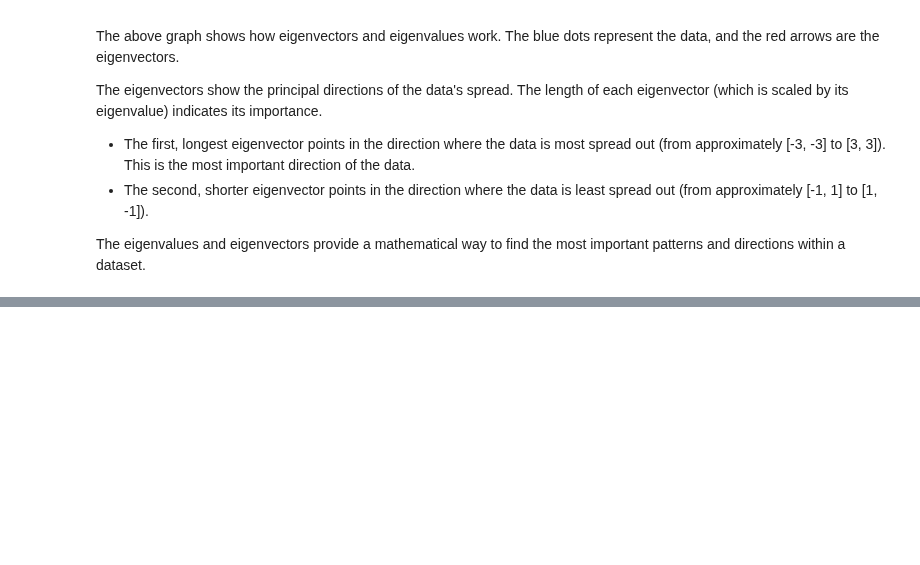
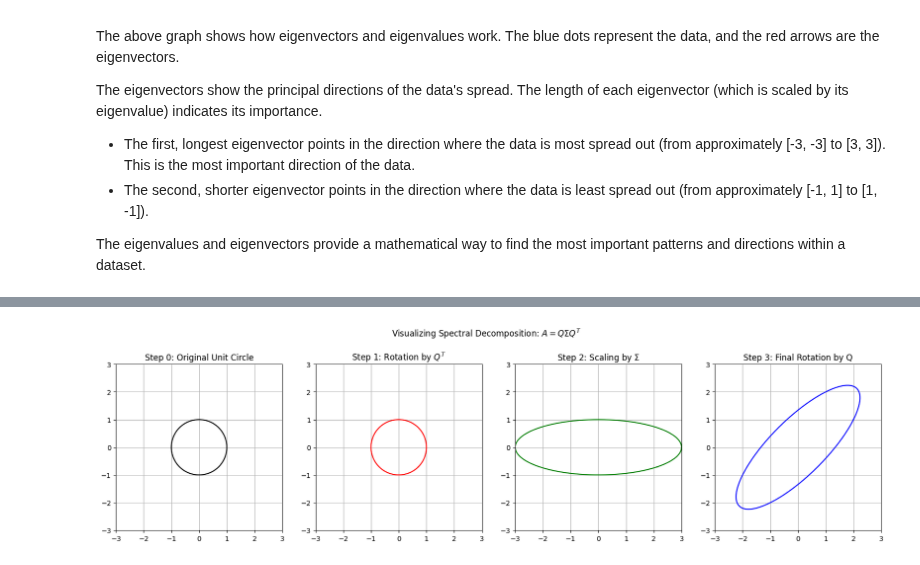
Before and after one commit to calhall4892/ml-research-journal, a Jupyter notebook: Linear_Algebra_Fundamentals.ipynb, the cells around one changed output, grey strips where cells are left out. Cells and saved outputs as stored; diff of their text form; code cells hidden in the pictures; blank space fills up the shorter version.

```diff
--- a/Linear_Algebra_Fundamentals.ipynb
+++ b/Linear_Algebra_Fundamentals.ipynb
@@ -143,0 +154,73 @@ The eigenvalues and eigenvectors provide a mathematical way to find the most imp
+# %%
+import numpy as np
+import matplotlib.pyplot as plt
+
+# 1. Create a simple symmetric matrix A
+A = np.array([[2, 1],
+              [1, 2]])
+
+# 2. Calculate Eigenvectors (Q) and Eigenvalues (Sigma) of A
+eigenvalues, eigenvectors = np.linalg.eig(A)
+
+# 3. Create the Q and Sigma matrices
+Q = eigenvectors
+Sigma = np.diag(eigenvalues)
+
+# 4. Create a unit circle to visualize the transformation
+num_points = 100
+theta = np.linspace(0, 2*np.pi, num_points)
+unit_circle = np.vstack((np.cos(theta), np.sin(theta)))
+
+# --- 5. Visualize the transformation steps ---
+
+fig, axs = plt.subplots(1, 4, figsize=(20, 5))
+
+# Plot 1: The original unit circle
+axs[0].plot(unit_circle[0, :], unit_circle[1, :], 'k-')
+axs[0].set_title('Step 0: Original Unit Circle')
+axs[0].set_aspect('equal', adjustable='box')
+axs[0].grid(True)
+axs[0].set_xlim([-3, 3])
+axs[0].set_ylim([-3, 3])
+
+# Plot 2: After the first rotation by Q^T
+rotated_circle = Q.T @ unit_circle
+axs[1].plot(rotated_circle[0, :], rotated_circle[1, :], 'r-')
+axs[1].set_title('Step 1: Rotation by $Q^T$')
+axs[1].set_aspect('equal', adjustable='box')
+axs[1].grid(True)
+axs[1].set_xlim([-3, 3])
+axs[1].set_ylim([-3, 3])
+
+# Plot 3: After scaling by Sigma
+scaled_circle = Sigma @ rotated_circle
+axs[2].plot(scaled_circle[0, :], scaled_circle[1, :], 'g-')
+axs[2].set_title('Step 2: Scaling by $\Sigma$')
+axs[2].set_aspect('equal', adjustable='box')
+axs[2].grid(True)
+axs[2].set_xlim([-3, 3])
+axs[2].set_ylim([-3, 3])
+
+# Plot 4: After final rotation by Q
+final_transformed_circle = Q @ scaled_circle
+axs[3].plot(final_transformed_circle[0, :], final_transformed_circle[1, :], 'b-')
+axs[3].set_title('Step 3: Final Rotation by Q')
+axs[3].set_aspect('equal', adjustable='box')
+axs[3].grid(True)
+axs[3].set_xlim([-3, 3])
+axs[3].set_ylim([-3, 3])
+
+plt.suptitle('Visualizing Spectral Decomposition: $A = Q \Sigma Q^T$')
+plt.show()
+
+# Print the matrices to see their values
+print(f"Matrix A:\n{A}\n")
+print(f"Matrix Q (Eigenvectors):\n{Q}\n")
+print(f"Matrix Sigma (Eigenvalues):\n{Sigma}\n")
+
+# Verify the decomposition: Q @ Sigma @ Q.T should equal A
+reconstructed_A = Q @ Sigma @ Q.T
+print(f"Reconstructed Matrix A:\n{reconstructed_A}")
+print(f"Is A equal to the reconstructed A? {np.allclose(A, reconstructed_A)}")
+# %% [output]
+[figure, added]
```
Also changed, not shown: parts of 3 cells of this notebook.
